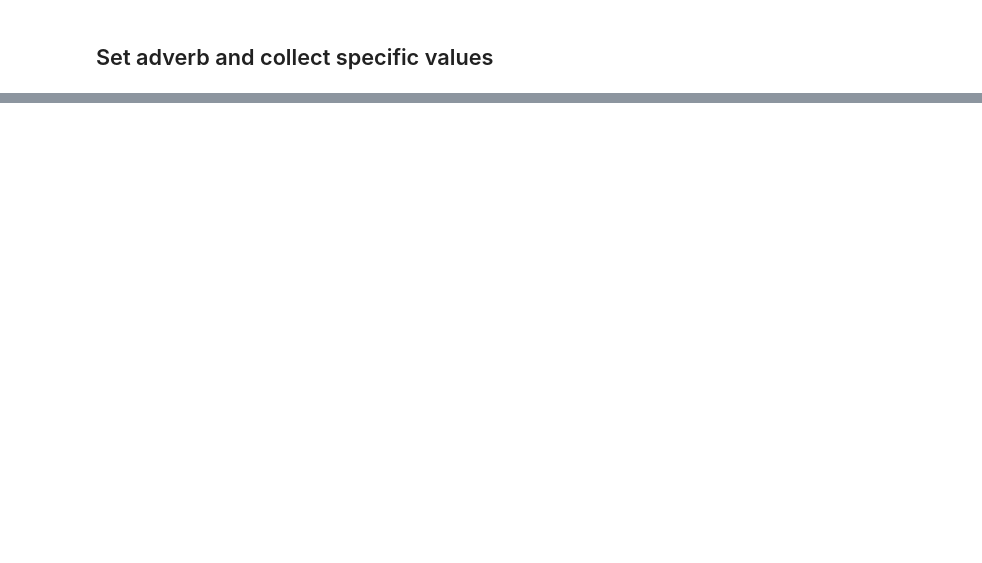
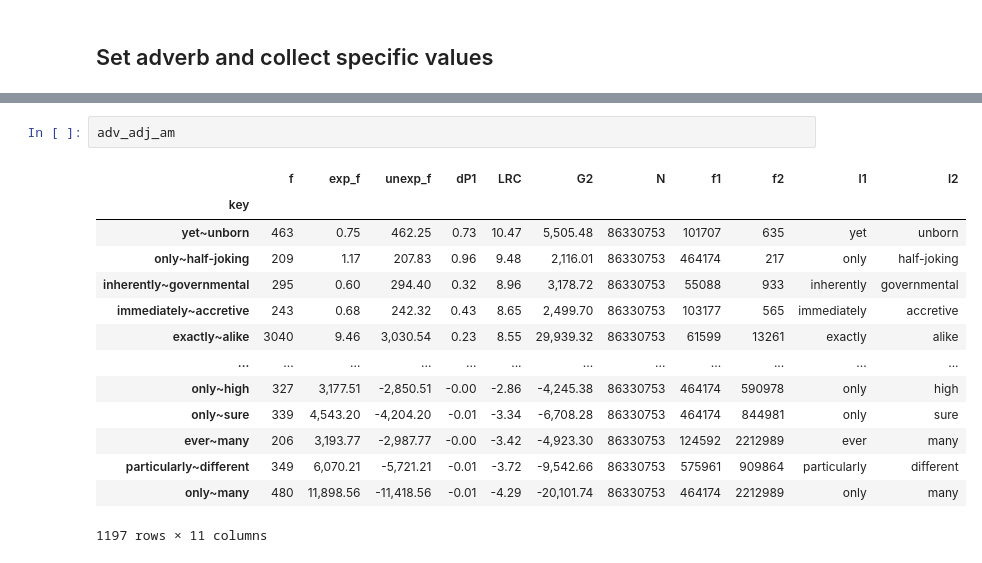
Before and after one commit to AndreaTheLinguist/sanpi, a Jupyter notebook: notebooks/top_NEGadv_bigram-composition.ipynb, the cells around one changed output, grey strips where cells are left out. Cells and saved outputs as stored; diff of their text form; blank space fills up the shorter version.

```diff
--- a/notebooks/top_NEGadv_bigram-composition.ipynb
+++ b/notebooks/top_NEGadv_bigram-composition.ipynb
@@ -181,0 +231,17 @@ for adverb in adv_am.index:
+# %%
+adv_adj_am
+# %% [output]
+|  | f | exp_f | unexp_f | dP1 | LRC | G2 | N | f1 | f2 | l1 | l2 |
+| key |  |  |  |  |  |  |  |  |  |  |  |
+| yet~unborn | 463 | 0.75 | 462.25 | 0.73 | 10.47 | 5,505.48 | 86330753 | 101707 | 635 | yet | unborn |
+| only~half-joking | 209 | 1.17 | 207.83 | 0.96 | 9.48 | 2,116.01 | 86330753 | 464174 | 217 | only | half-joking |
+| inherently~governmental | 295 | 0.60 | 294.40 | 0.32 | 8.96 | 3,178.72 | 86330753 | 55088 | 933 | inherently | governmental |
+| immediately~accretive | 243 | 0.68 | 242.32 | 0.43 | 8.65 | 2,499.70 | 86330753 | 103177 | 565 | immediately | accretive |
+| exactly~alike | 3040 | 9.46 | 3,030.54 | 0.23 | 8.55 | 29,939.32 | 86330753 | 61599 | 13261 | exactly | alike |
+| ... | ... | ... | ... | ... | ... | ... | ... | ... | ... | ... | ... |
+| only~high | 327 | 3,177.51 | -2,850.51 | -0.00 | -2.86 | -4,245.38 | 86330753 | 464174 | 590978 | only | high |
+| only~sure | 339 | 4,543.20 | -4,204.20 | -0.01 | -3.34 | -6,708.28 | 86330753 | 464174 | 844981 | only | sure |
+| ever~many | 206 | 3,193.77 | -2,987.77 | -0.00 | -3.42 | -4,923.30 | 86330753 | 124592 | 2212989 | ever | many |
+| particularly~different | 349 | 6,070.21 | -5,721.21 | -0.01 | -3.72 | -9,542.66 | 86330753 | 575961 | 909864 | particularly | different |
+| only~many | 480 | 11,898.56 | -11,418.56 | -0.01 | -4.29 | -20,101.74 | 86330753 | 464174 | 2212989 | only | many |
+1197 rows × 11 columns
```
Also changed, not shown: parts of 10 cells of this notebook, 12 other files.
